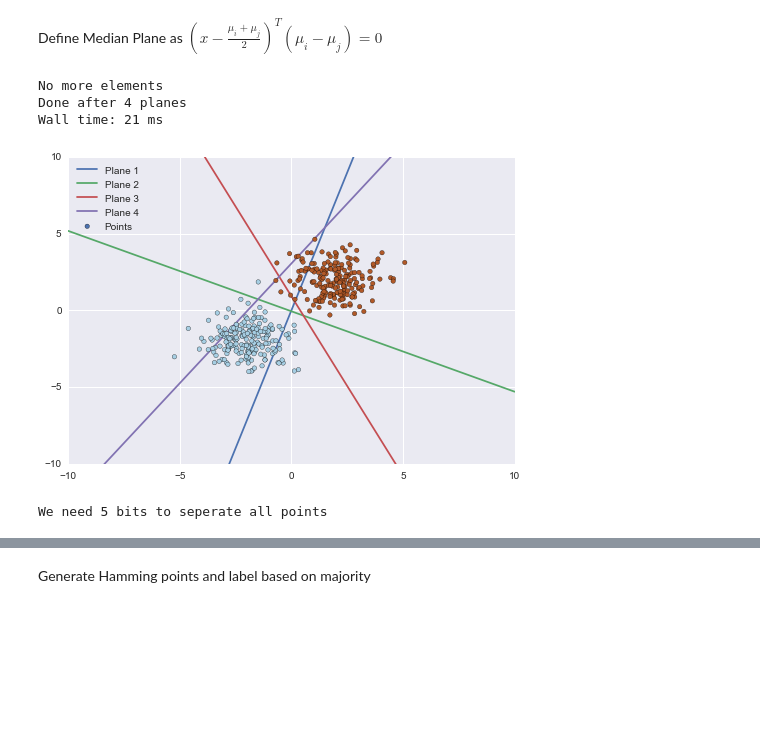
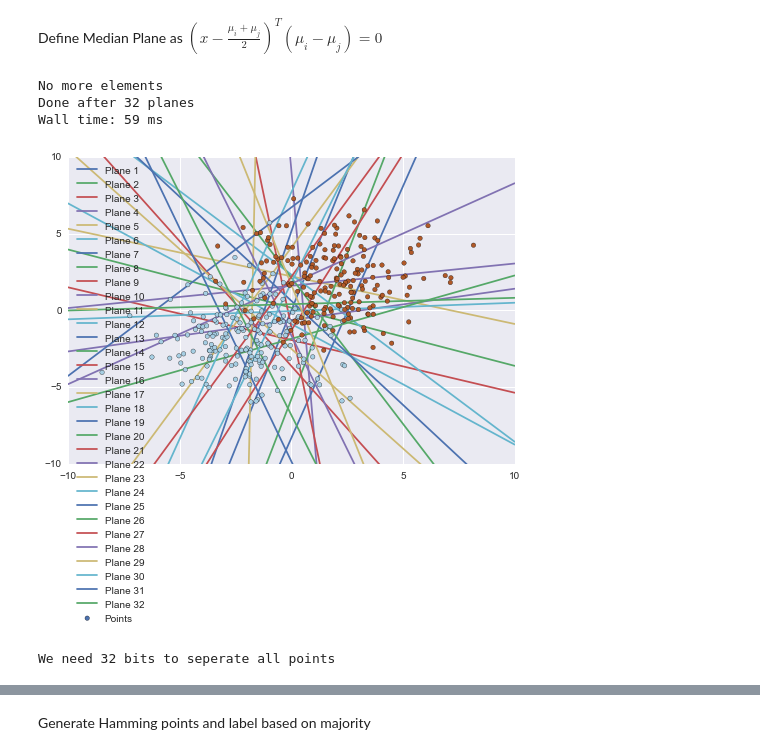
Before and after one commit to jkirsch/hashbucketscreening, a Jupyter notebook: docs/Density Sensitive Projection.ipynb, the cells around one changed output, grey strips where cells are left out. Drawn from its saved outputs; the diff is of its cells as text; code cells hidden in the pictures; blank space fills up the shorter version.

```diff
--- a/docs/Density Sensitive Projection.ipynb
+++ b/docs/Density Sensitive Projection.ipynb
@@ -4,6 +4,7 @@
 %matplotlib inline
 
 import matplotlib.pyplot as plt
+import math
 import numpy as np
 from sklearn import random_projection
 from itertools import groupby
@@ -54,11 +55,12 @@ def generateBitString( x ):
 class HashBucketScreening:
     """HashBucketScreening class"""
 
-    def __init__(self, features, rnd=42,maxplanes=40,strategy='median'):
+    def __init__(self, features, rnd=42,maxplanes=40,strategy='median',maxCutoff=0.5):
         self.maxplanes = maxplanes
         rng = np.random.RandomState(rnd)
         self.randomProjection = random_projection.gaussian_random_matrix(1, features, random_state=rng)
         self.strategy = strategy
+        self.maxCutoff = maxCutoff
 
     def _generateHyperplaneUsingSVM(self, X, Y):
         """ Here we estimate the seperating hyperplane using svm
@@ -95,7 +97,7 @@ class HashBucketScreening:
                 #print('Buckets', key, pos)
                 ratio = min(pos / length, (length - pos) / length)
                 #print(key,ratio,length)
-                if 0 < ratio < 0.5:
+                if 0 < ratio < self.maxCutoff:
                     # Take buckets which need splitting - weight them by the number of points
                     heap.append(( length * ratio, key, pos, length))
 
@@ -267,27 +261,27 @@ X = np.r_[1 * rng.randn(n_samples_1, 2) - [2,2],
 Y = np.array([0] * (n_samples_1) + [1] * (n_samples_2))
+# %%
+# Screen
+screen = HashBucketScreening(X.shape[1], strategy='median')
+
+%time screen.screen(X,Y)
+# %% [output]
+No more elements
+Done after 32 planes
+Wall time: 59 ms
 # %%
-# Screen
-screen = HashBucketScreening(X.shape[1], strategy='median')
-
-%time screen.screen(X,Y)
-
 plt.scatter(X[:, 0], X[:, 1], c=Y, zorder=10, cmap=plt.cm.Paired, label='Points')
 
-plane = 1
+plane = 0
 for (point, intercept) in screen.medians:
-    plotHyperplane(point, intercept, 'Plane ' + str(plane))
-
+    plotHyperplane(point, intercept, 'Plane ' + str(plane + 1))
     plane = plane + 1
 
 plt.legend(loc='upper left')
 plt.ylim([-10,10])
 plt.xlim([-10,10])
 plt.show()
 
-print('We need %d bits to seperate all points' % (plane ))
+print('We need %d bits to seperate all points' % (plane))
 # %% [output]
+[figure, new version]
-No more elements
-Done after 4 planes
-Wall time: 21 ms
+We need 32 bits to seperate all points
-[figure, old version]
-We need 5 bits to seperate all points
```
Also changed, not shown: parts of 12 cells of this notebook, 11 other files.
